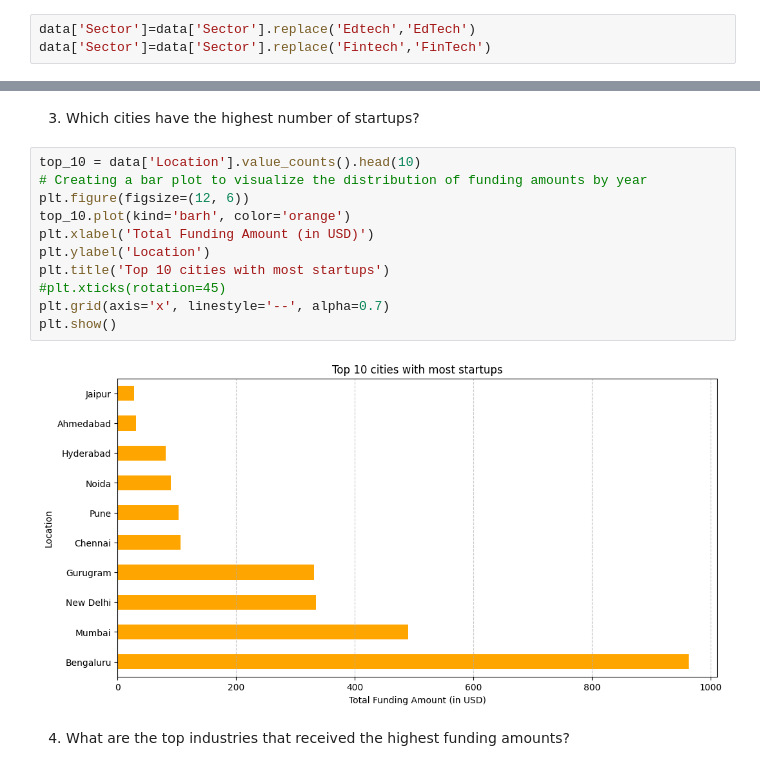
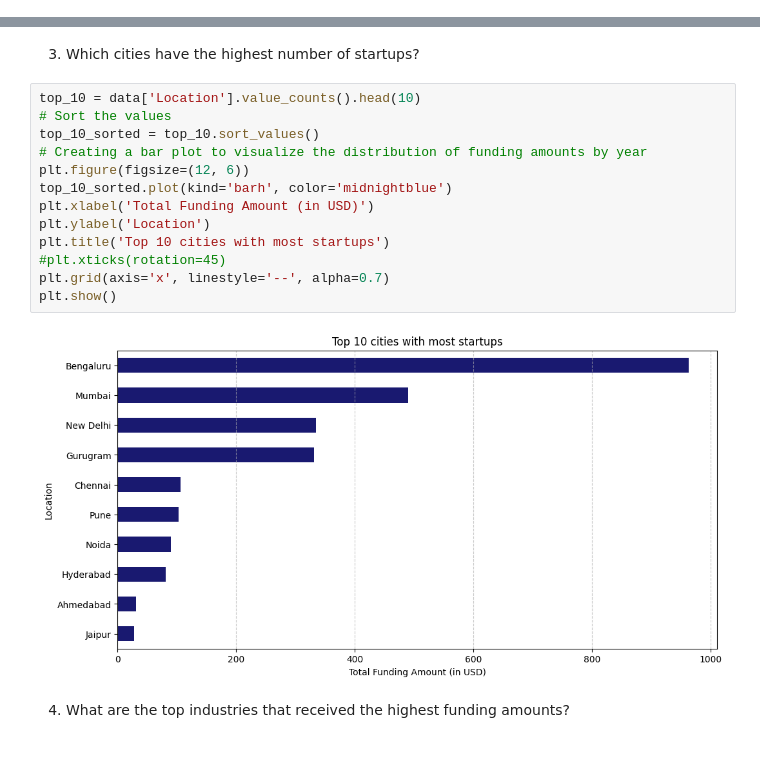
Before and after one commit to Faith-theAnalyst/Indian_Startup_Analysis, a Jupyter notebook: Indian _Ecosystem_Analysis.ipynb, the cells around one changed output, grey strips where cells are left out. Cells and saved outputs as stored; diff of their text form.

```diff
--- a/Indian _Ecosystem_Analysis.ipynb
+++ b/Indian _Ecosystem_Analysis.ipynb
@@ -2717,6 +2692,3 @@ array(['Seed and Pre-Seed Funding', 'Early Stage Funding',
-# %%
-data['Sector']=data['Sector'].replace('Edtech','EdTech')
-data['Sector']=data['Sector'].replace('Fintech','FinTech')
 # %%
 data.head()
 # %% [output]
@@ -2805,17 +2780,19 @@ fig.show()
 3. Which cities have the highest number of startups?
 # %%
 top_10 = data['Location'].value_counts().head(10)
+# Sort the values
+top_10_sorted = top_10.sort_values()
 # Creating a bar plot to visualize the distribution of funding amounts by year
 plt.figure(figsize=(12, 6))
-top_10.plot(kind='barh', color='orange')
+top_10_sorted.plot(kind='barh', color='midnightblue')
 plt.xlabel('Total Funding Amount (in USD)')
 plt.ylabel('Location')
 plt.title('Top 10 cities with most startups')
 #plt.xticks(rotation=45)
 plt.grid(axis='x', linestyle='--', alpha=0.7)
 plt.show()
 # %% [output]
-[figure, old version]
+[figure, new version]
 # %% [markdown]
 4. What are the top industries that received the highest funding amounts?
 # %%
```
Also changed, not shown: parts of 40 cells of this notebook, 5 other files.
